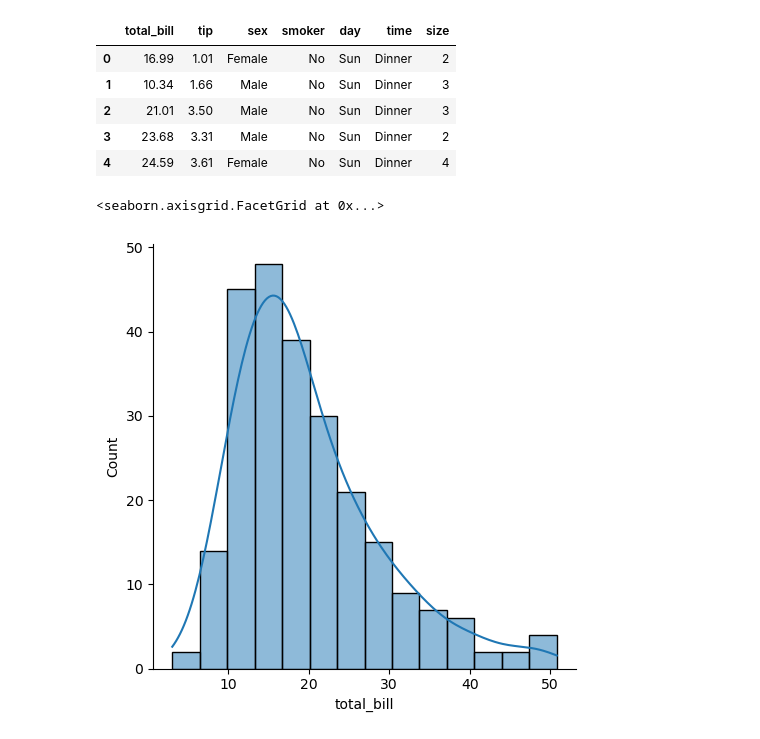
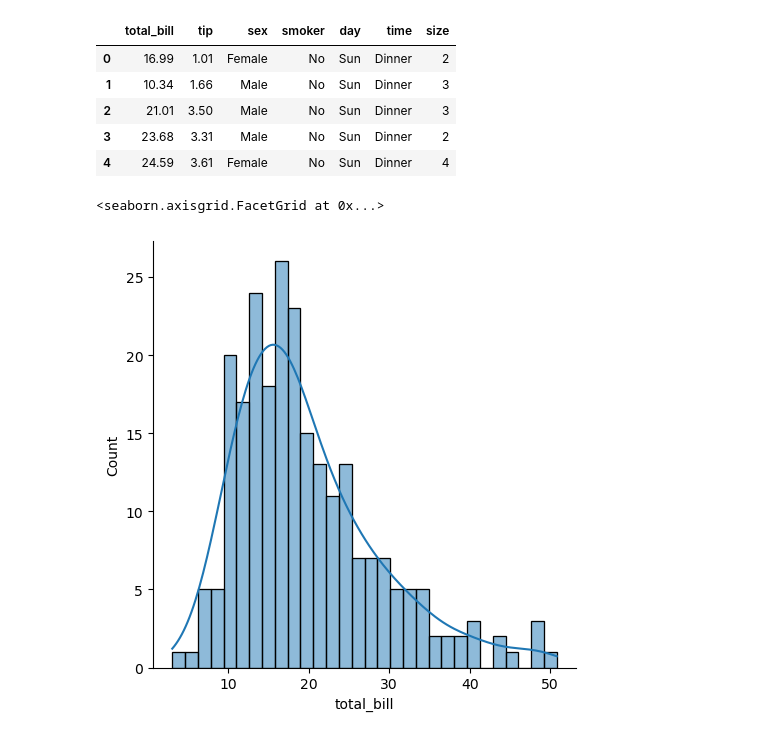
Before and after one commit to Malinda1/machine-learning_course_01, a Jupyter notebook: data_visualization/seaborn.ipynb, the cells around one changed output. Saved outputs shown, nothing was run; the diff lists cells and outputs as text; code cells hidden in the pictures.

```diff
--- a/data_visualization/seaborn.ipynb
+++ b/data_visualization/seaborn.ipynb
@@ -13,7 +14,7 @@ tips.head()
 | 3 | 23.68 | 3.31 | Male | No | Sun | Dinner | 2 |
 | 4 | 24.59 | 3.61 | Female | No | Sun | Dinner | 4 |
 # %%
-sns.displot(tips['total_bill'], kde = True)
+sns.displot(tips['total_bill'], kde = True, bins = 30)
 # %% [output]
 <seaborn.axisgrid.FacetGrid at 0x...>
-[figure, old version]
+[figure, new version]
```
Also changed, not shown: parts of 5 cells of this notebook.
